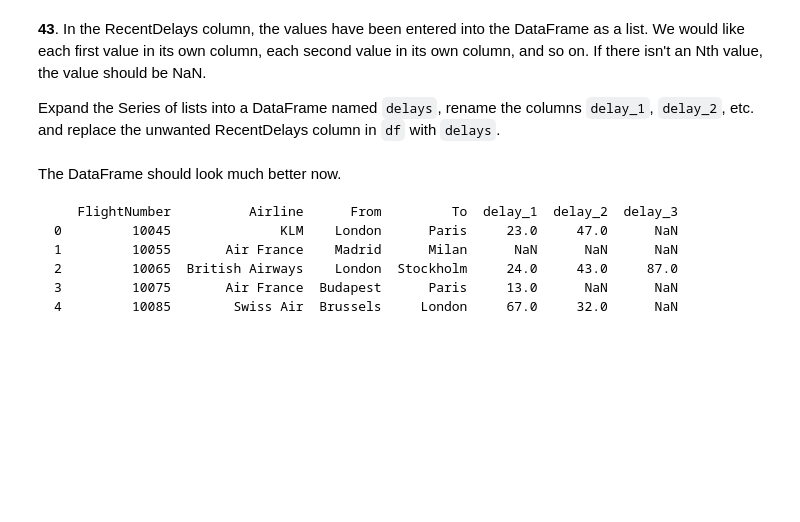
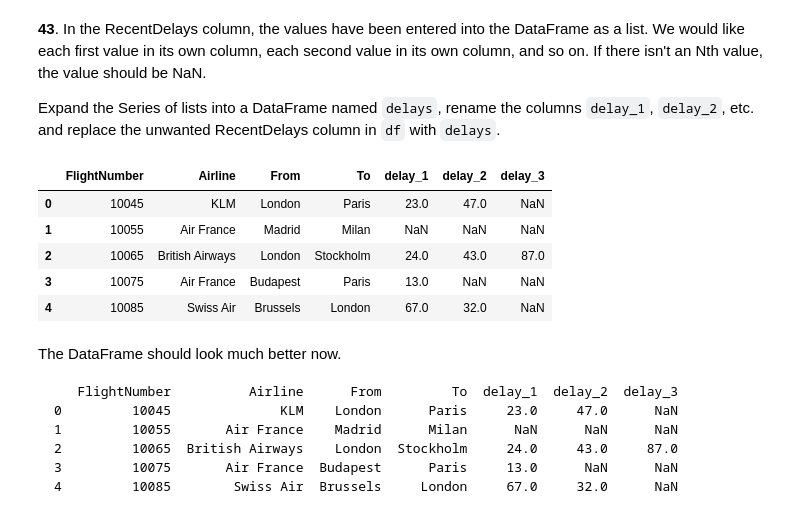
Before and after one commit to officialbryx/100-pandas-puzzles, a Jupyter notebook: 100-pandas-puzzles.ipynb, the cells around one changed output. Saved outputs shown, nothing was run; the diff lists cells and outputs as text; code cells hidden in the pictures; blank space fills up the shorter version.

````diff
--- a/100-pandas-puzzles.ipynb
+++ b/100-pandas-puzzles.ipynb
@@ -511,2 +621,7 @@ Formatted, it looks like this:
 # %% [markdown]
 **39.** The **From\_To** column would be better as two separate columns! Split each string on the underscore delimiter `_` to give a new temporary DataFrame called 'temp' with the correct values. Assign the correct column names 'From' and 'To' to this temporary DataFrame.
+# %%
+temp = df.From_To.str.split('_', expand=True)
+temp.columns = ['From', 'To']  # rename the columns
+df[['From', 'To']] = temp      # add them to df
+temp
@@ -513,2 +635,6 @@ Formatted, it looks like this:
 # %% [markdown]
 **40.** Notice how the capitalisation of the city names is all mixed up in this temporary DataFrame 'temp'. Standardise the strings so that only the first letter is uppercase (e.g. "londON" should become "London".)
+# %%
+temp['From'] = temp['From'].str.capitalize()
+temp['To'] = temp['To'].str.capitalize()
+temp
@@ -515,2 +648,6 @@ Formatted, it looks like this:
 # %% [markdown]
 **41.** Delete the **From_To** column from `df` and attach the temporary DataFrame 'temp' from the previous questions.
+# %%
+df = df.drop('From_To', axis=1)
+df = df.join(temp)
+df
@@ -517,2 +661,7 @@ Formatted, it looks like this:
 # %% [markdown]
 **42**. In the **Airline** column, you can see some extra puctuation and symbols have appeared around the airline names. Pull out just the airline name. E.g. `'(British Airways. )'` should become `'British Airways'`.
+# %%
+df['From'] = df['From'].str.capitalize()
+df['To'] = df['To'].str.capitalize()
+df['Airline'] = df['Airline'].str.extract('([A-Za-z\s]+)', expand=False).str.strip()
+df
@@ -520,6 +676,19 @@ Formatted, it looks like this:
 **43**. In the RecentDelays column, the values have been entered into the DataFrame as a list. We would like each first value in its own column, each second value in its own column, and so on. If there isn't an Nth value, the value should be NaN.
 
 Expand the Series of lists into a DataFrame named `delays`, rename the columns `delay_1`, `delay_2`, etc. and replace the unwanted RecentDelays column in `df` with `delays`.
+# %%
+delays = pd.DataFrame(df['RecentDelays'].tolist(), columns=['delay_1', 'delay_2', 'delay_3'])
+
+df = df.drop('RecentDelays', axis=1)
+df = pd.concat([df, delays], axis=1)
+df
+# %% [output]
+|  | FlightNumber | Airline | From | To | delay_1 | delay_2 | delay_3 |
+| 0 | 10045 | KLM | London | Paris | 23.0 | 47.0 | NaN |
+| 1 | 10055 | Air France | Madrid | Milan | NaN | NaN | NaN |
+| 2 | 10065 | British Airways | London | Stockholm | 24.0 | 43.0 | 87.0 |
+| 3 | 10075 | Air France | Budapest | Paris | 13.0 | NaN | NaN |
+| 4 | 10085 | Swiss Air | Brussels | London | 67.0 | 32.0 | NaN |
 # %% [markdown]
 The DataFrame should look much better now.
 ```
````
Also changed, not shown: parts of 21 cells of this notebook, 1 other file.
